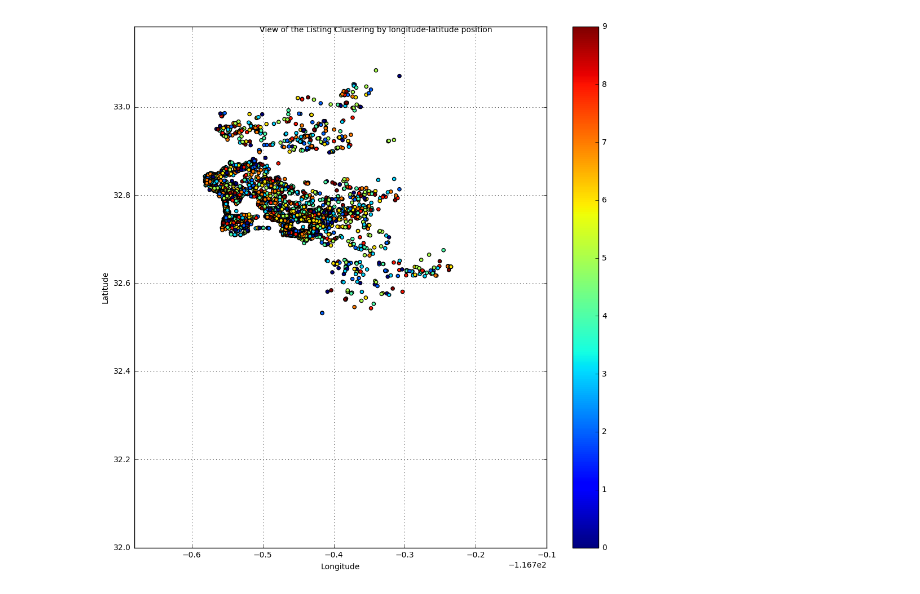
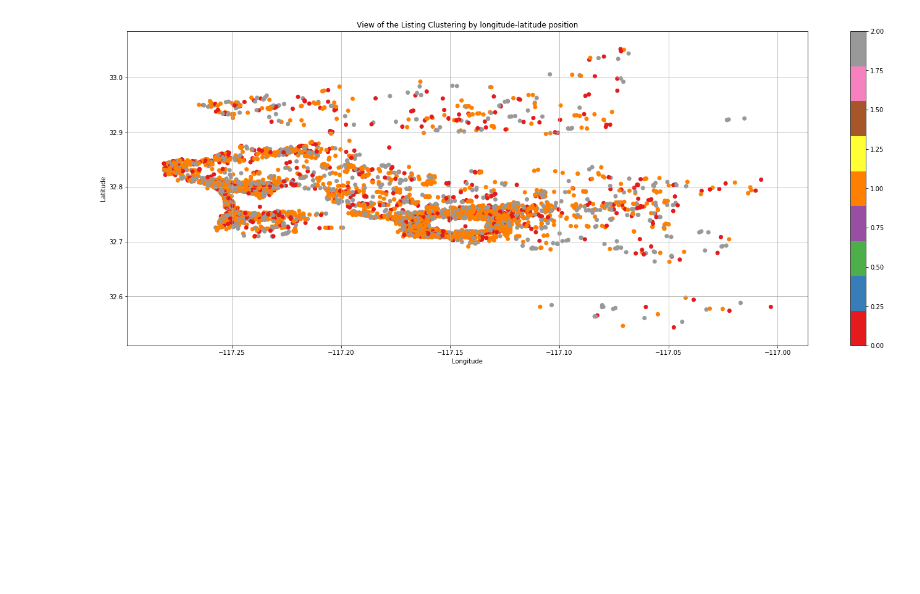
Before and after one commit to mas-dse-saachary/UCSD-MAS-Capstone-Project, a Jupyter notebook: dev/listings_clustering.ipynb, the cells around one changed output. Saved outputs shown, nothing was run; the diff lists cells and outputs as text; code cells hidden in the pictures; blank space fills up the shorter version.

Commit message:
improved clustering and otehrs

```diff
--- a/dev/listings_clustering.ipynb
+++ b/dev/listings_clustering.ipynb
@@ -9,6 +11,9 @@ from sklearn.cluster import KMeans
 # %%
 listings = pd.read_csv('Datasources/listings_augmented/listings_augmented_2018-05-23_V5.csv', low_memory = False)
-listings = listings.drop(listings_augmented_2018.index[4216:4219])
+#ALWAYS REMOVE THESE ROWS WHENEVER IMPORTING LISTINGS -- NB: THESE ROWS MIGHT VARY BASED ON NEW DATAPREP RUN
+listings = listings.drop(listings.index[4216:4219])
+# %%
+listings.index = [i for i in range(len(listings))]
 # %%
 listings = listings.drop('distance_from_ocean', axis = 1)
 # %%
@@ -28,8 +33,10 @@ listings_augmented_numeric = listings.select_dtypes(include=['float64', 'int64']
 listings_augmented_numeric = listings_augmented_numeric.fillna(listings_augmented_numeric)
 # %%
 listings_augmented_numeric = listings_augmented_numeric.fillna(listings_augmented_numeric.mean())
+# %%
+listings_augmented_numeric = listings_augmented_numeric.dropna(1)
 # %%
-kmeans = KMeans(n_clusters=10, random_state=0).fit(listings_augmented_numeric)
+kmeans = KMeans(n_clusters=3, random_state=0).fit(listings_augmented_numeric)
 # %%
 kmeans.labels_
 # %% [output]
@@ -68,17 +55,18 @@ import matplotlib.pyplot as plt
 # %%
 colors = kmeans.labels_
 # %%
-fig, ax = plt.subplots(figsize = (10, 10))
-l = ax.scatter(listings_augmented_numeric['longitude'], listings_augmented_numeric['latitude'], c = colors)
+fig, ax = plt.subplots(figsize = (20, 8))
+l = ax.scatter(listings_augmented_numeric['longitude'], listings_augmented_numeric['latitude'],
+               c = colors, cmap = 'Set1')
 fig.colorbar(l)
-ax.set_xlim((listings_augmented_numeric['longitude'].min() - .1, -116.8))
-ax.set_ylim((32, listings_augmented_numeric['latitude'].max() + .1))
+#ax.set_xlim((listings_augmented_numeric['longitude'].min() - .1, -116.8))
+#ax.set_ylim((32, listings_augmented_numeric['latitude'].max() + .1))
 ax.set_xlabel('Longitude')
 ax.set_ylabel('Latitude')
-fig.suptitle('View of the Listing Clustering by longitude-latitude position')
+ax.set_title('View of the Listing Clustering by longitude-latitude position')
 fig.tight_layout(pad = 1)
 ax.grid(True)
 plt.show()
 # %% [output]
-[figure, old version]
+[figure, new version]
 # %%
```
Also changed, not shown: parts of 46 cells of this notebook, 2 other files.
